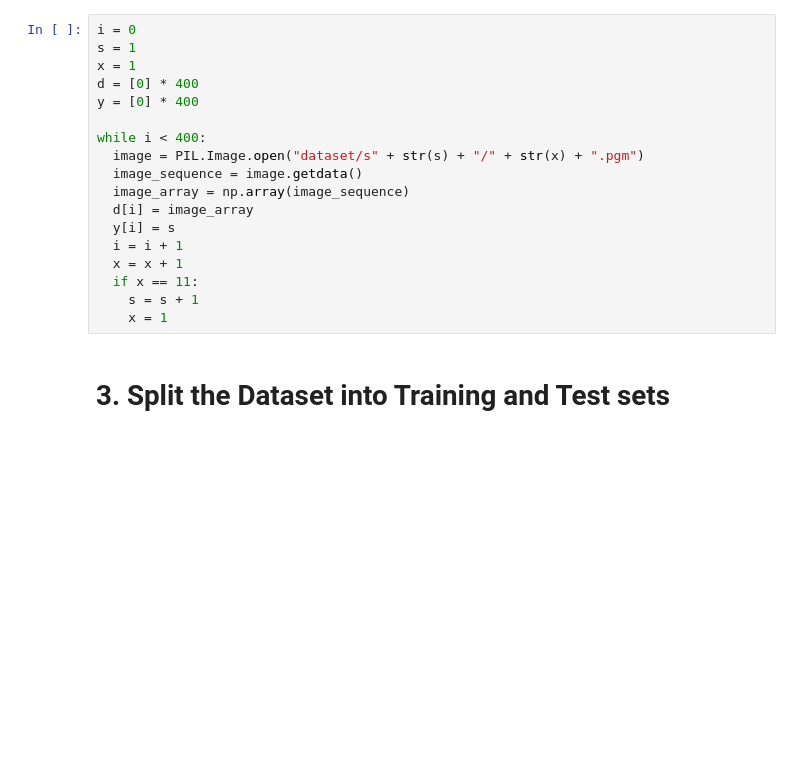
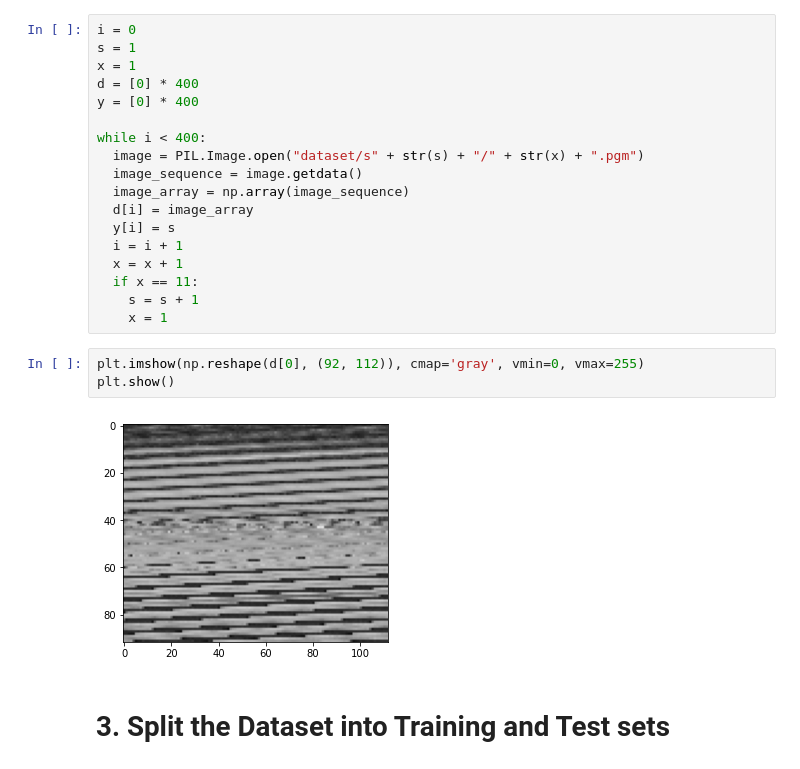
Before and after one commit to MostafaTwfiq/Face-Recognition, a Jupyter notebook: pca_lda.ipynb, the cells around one changed output. Saved outputs shown, nothing was run; the diff lists cells and outputs as text; blank space fills up the shorter version.

```diff
--- a/pca_lda.ipynb
+++ b/pca_lda.ipynb
@@ -37,6 +32,11 @@ while i < 400:
   if x == 11:
     s = s + 1
     x = 1
+# %%
+plt.imshow(np.reshape(d[0], (92, 112)), cmap='gray', vmin=0, vmax=255)
+plt.show()
+# %% [output]
+[figure, added]
 # %% [markdown]
 # 3. Split the Dataset into Training and Test sets
 # %%
```
Also changed, not shown: parts of 6 cells of this notebook.
